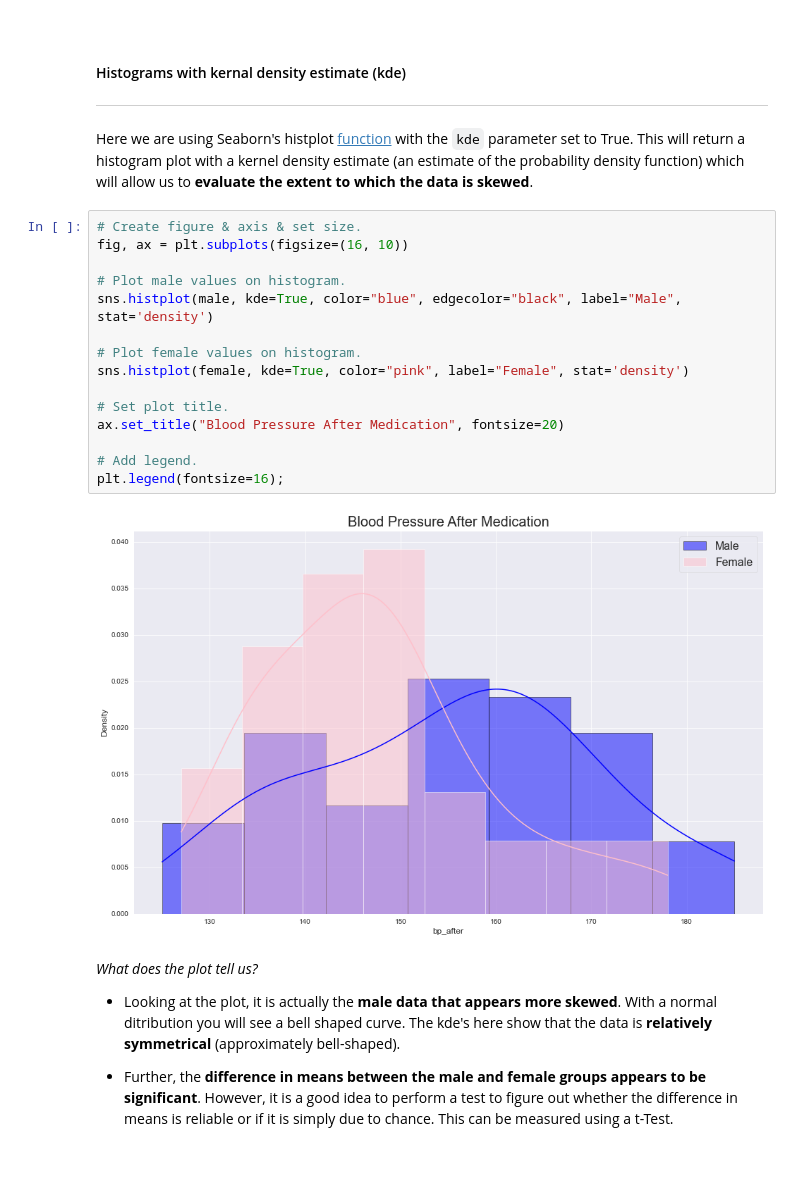
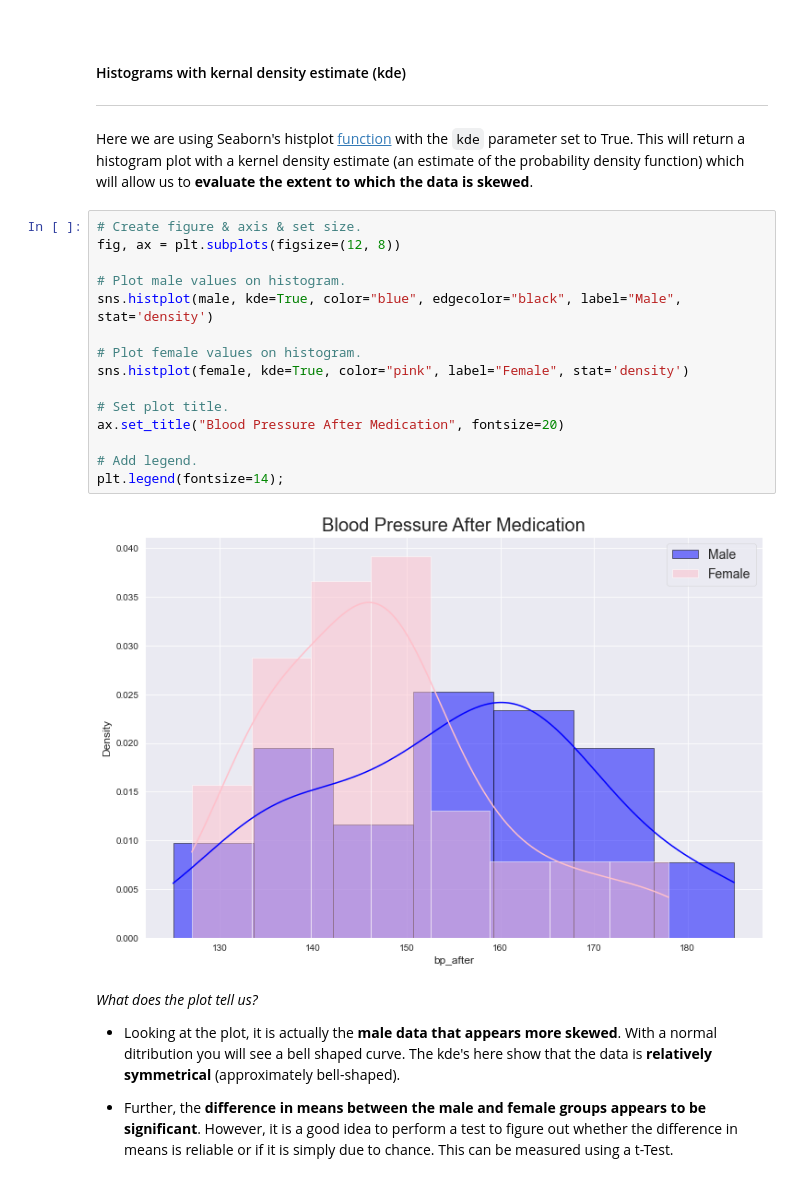
Before and after one commit to Izardo/Machine-Learning-and-Statistics, a Jupyter notebook: scipy-stats.ipynb, the cells around one changed output. Saved outputs shown, nothing was run; the diff lists cells and outputs as text.

```diff
--- a/scipy-stats.ipynb
+++ b/scipy-stats.ipynb
@@ -183,21 +194,21 @@ The <b>median in the male group appears off-center</b> while there appears to be
 Here we are using Seaborn's histplot [function](https://seaborn.pydata.org/generated/seaborn.histplot.html) with the `kde` parameter set to True. This will return a histogram plot with a kernel density estimate (an estimate of the probability density function) which will allow us to <b>evaluate the extent to which the data is skewed</b>.
 # %%
 # Create figure & axis & set size.
-fig, ax = plt.subplots(figsize=(16, 10))
+fig, ax = plt.subplots(figsize=(12, 8))
 
 # Plot male values on histogram.
 sns.histplot(male, kde=True, color="blue", edgecolor="black", label="Male", stat='density')
 
 # Plot female values on histogram.
 sns.histplot(female, kde=True, color="pink", label="Female", stat='density')
 
 # Set plot title.
 ax.set_title("Blood Pressure After Medication", fontsize=20)
 
 # Add legend.
-plt.legend(fontsize=16);
+plt.legend(fontsize=14);
 # %% [output]
-[figure, old version]
+[figure, new version]
 # %% [markdown]
 <i>What does the plot tell us?</i>
 
```
Also changed, not shown: parts of 12 cells of this notebook.
